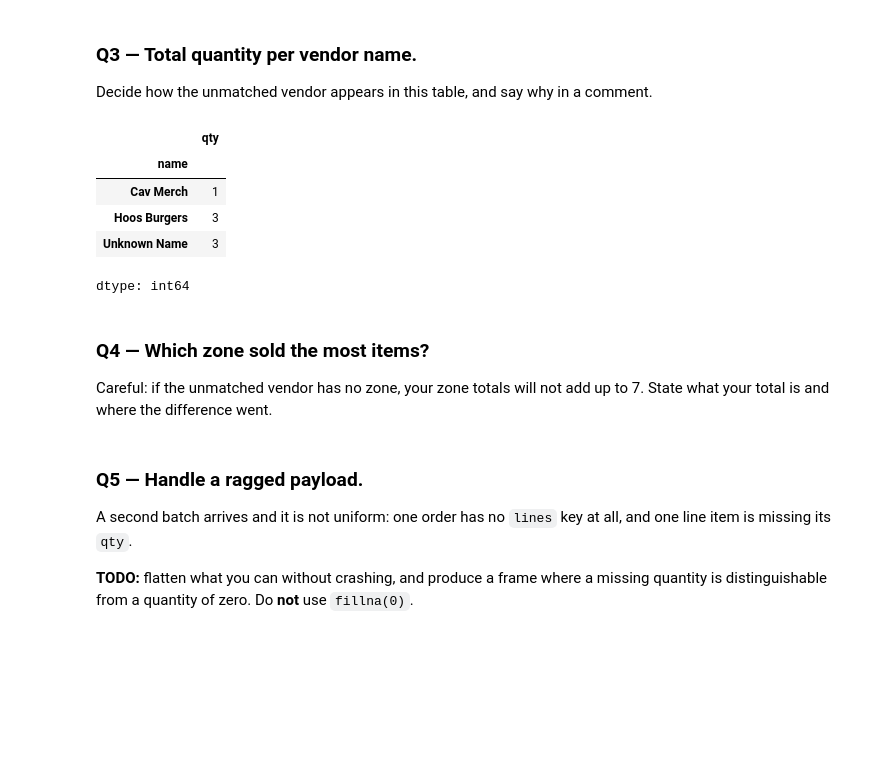
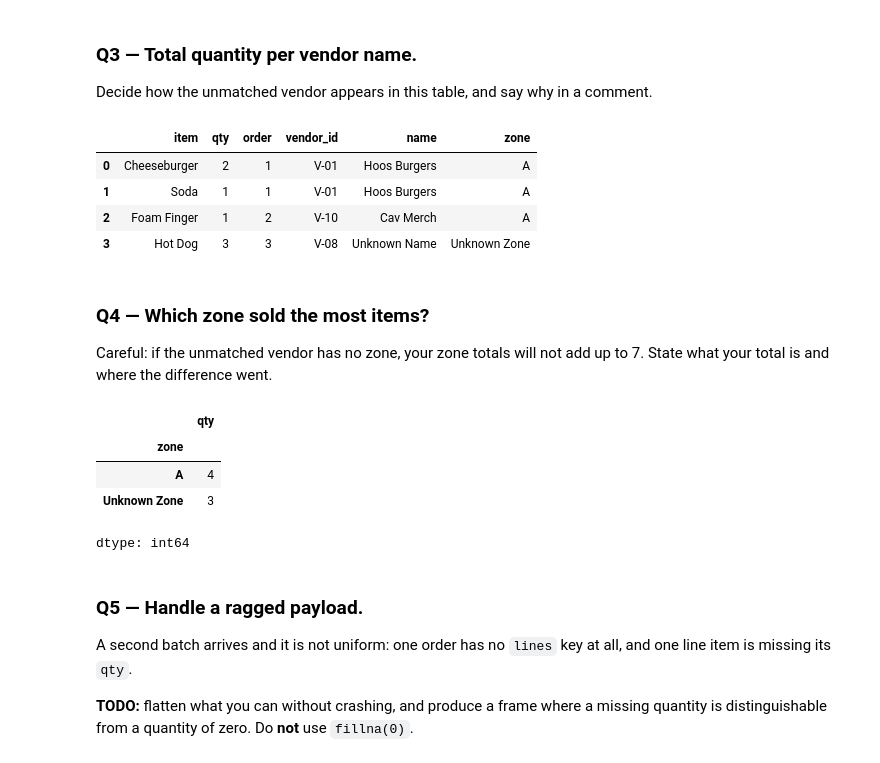
Before and after one commit to simichakravarty16/ds2002-fa26, a Jupyter notebook: notebooks/04-json-apis/2026-10-02 — Normalize and Join Nested JSON — Lab.ipynb, the cells around one changed output. Drawn from its saved outputs; the diff is of its cells as text; code cells hidden in the pictures; blank space fills up the shorter version.

Commit message:
Figured out which zone has sold the most items

```diff
--- a/notebooks/04-json-apis/2026-10-02 — Normalize and Join Nested JSON — Lab.ipynb
+++ b/notebooks/04-json-apis/2026-10-02 — Normalize and Join Nested JSON — Lab.ipynb
@@ -61,15 +61,14 @@ Decide how the unmatched vendor appears in this table, and say why in a comment.
 # %%
 joined_df = joined.drop(columns = '_merge').copy()
 joined_df['name'] = joined_df['name'].fillna('Unknown Name')
-joined_df['zone'] = joined_df['name'].fillna('Unknown Name')
+joined_df['zone'] = joined_df['zone'].fillna('Unknown Zone')
 joined_df.groupby('name')['qty'].sum()
 # %% [output]
-|  | qty |
-| name |  |
-| Cav Merch | 1 |
-| Hoos Burgers | 3 |
-| Unknown Name | 3 |
+|  | item | qty | order | vendor_id | name | zone |
+| 0 | Cheeseburger | 2 | 1 | V-01 | Hoos Burgers | A |
+| 1 | Soda | 1 | 1 | V-01 | Hoos Burgers | A |
+| 2 | Foam Finger | 1 | 2 | V-10 | Cav Merch | A |
+| 3 | Hot Dog | 3 | 3 | V-08 | Unknown Name | Unknown Zone |
-dtype: int64
 # %% [markdown]
 ### Q4 — Which zone sold the most items?
 
@@ -79,3 +76,11 @@ Careful: if the unmatched vendor has no zone, your zone totals will not add up t
+# %%
+joined_df.groupby('zone')['qty'].sum()
+# %% [output]
+|  | qty |
+| zone |  |
+| A | 4 |
+| Unknown Zone | 3 |
+dtype: int64
 # %% [markdown]
 ### Q5 — Handle a ragged payload.
 
```
Also changed, not shown: parts of 3 cells of this notebook.
